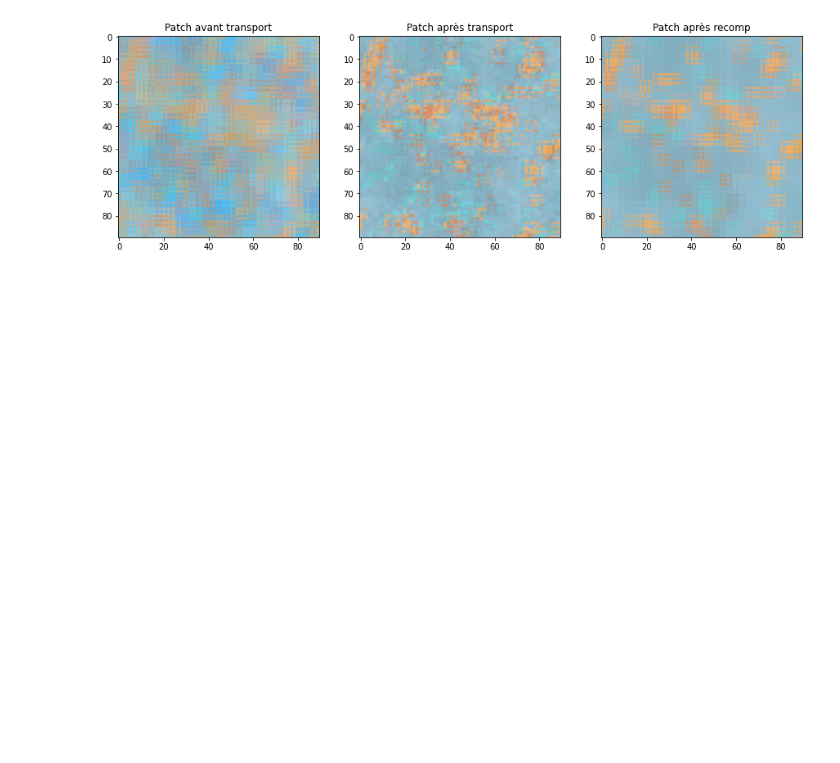
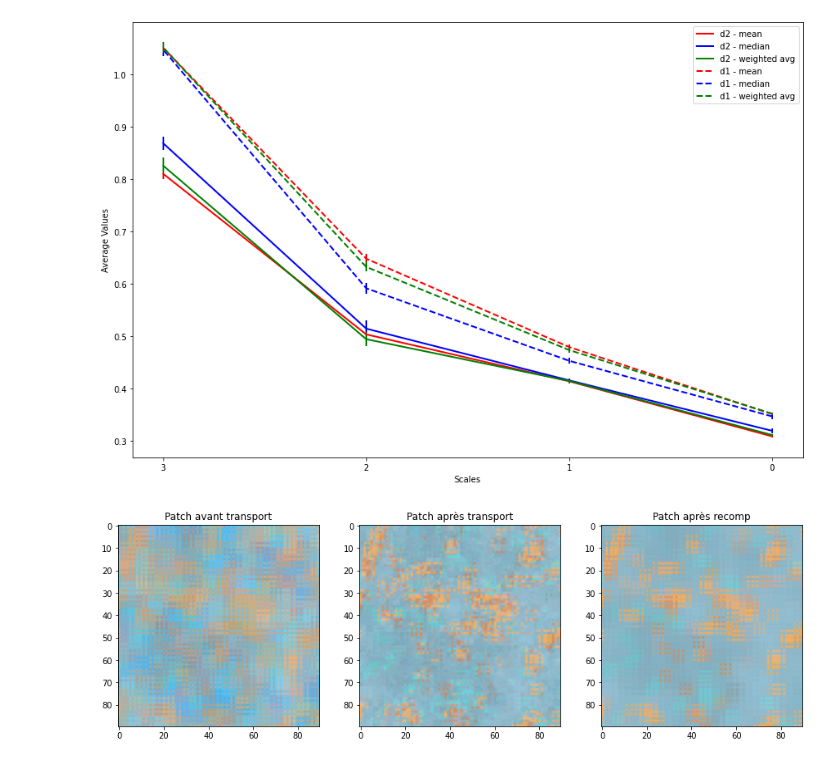
Before and after one commit to Clement-W/TextureOptimalTransport_MVA, a Jupyter notebook: recomposition_expe_dist.ipynb, the cells around one changed output. Saved outputs shown, nothing was run; the diff lists cells and outputs as text; code cells hidden in the pictures; blank space fills up the shorter version.

```diff
--- a/recomposition_expe.ipynb
+++ b/recomposition_expe_dist.ipynb
@@ -118,3 +95,80 @@ Text(0.5, 1.0, 'Recomp par médiane')
+# %%
+# inverse just for plotting
+avg_dist_Z_R_Z_moy = avg_dist_Z_R_Z_moy[::-1]
+avg_dist_Z_R_Z_med = avg_dist_Z_R_Z_med[::-1]
+avg_dist_Z_R_Z_weight = avg_dist_Z_R_Z_weight[::-1]
+avg_dist_X_TvX_moy = avg_dist_X_TvX_moy[::-1]
+avg_dist_X_TvX_med = avg_dist_X_TvX_med[::-1]
+avg_dist_X_TvX_weight = avg_dist_X_TvX_weight[::-1]
+
+std_dist_Z_R_Z_moy = std_dist_Z_R_Z_moy[::-1]
+std_dist_Z_R_Z_med = std_dist_Z_R_Z_med[::-1]
+std_dist_Z_R_Z_weight = std_dist_Z_R_Z_weight[::-1]
+std_dist_X_TvX_moy = std_dist_X_TvX_moy[::-1]
+std_dist_X_TvX_med = std_dist_X_TvX_med[::-1]
+std_dist_X_TvX_weight = std_dist_X_TvX_weight[::-1]
+# %%
+from matplotlib.lines import Line2D
+
+# Grouping data by method
+avg_dist_Z_R_Z = {
+    'mean': avg_dist_Z_R_Z_moy,
+    'median': avg_dist_Z_R_Z_med,
+    'weighted avg': avg_dist_Z_R_Z_weight
+}
+
+avg_dist_X_TvX = {
+    'mean': avg_dist_X_TvX_moy,
+    'median': avg_dist_X_TvX_med,
+    'weighted avg': avg_dist_X_TvX_weight
+}
+
+std_dist_Z_R_Z = {
+    'mean': std_dist_Z_R_Z_moy,
+    'median': std_dist_Z_R_Z_med,
+    'weighted avg': std_dist_Z_R_Z_weight
+}
+
+std_dist_X_TvX = {
+    'mean': std_dist_X_TvX_moy,
+    'median': std_dist_X_TvX_med,
+    'weighted avg': std_dist_X_TvX_weight
+}
+# Create the plot with correct legend entries
+fig, ax = plt.subplots(figsize=(12, 8))
+distinct_colors = ['red', 'blue', 'green']
+metric_line_styles = {'d2': '-', 'd1': '--'}
+methods = ['mean', 'median', 'weighted avg']
+
+x_values = [3,2,1,0]
+for i, metric in enumerate(['d2', 'd1']):
+    for j, method in enumerate(methods):
+        color = distinct_colors[j]
+        linestyle = metric_line_styles[metric]
+        avg_data = avg_dist_Z_R_Z[method] if metric == 'd2' else avg_dist_X_TvX[method]
+        std_data = std_dist_Z_R_Z[method] if metric == 'd2' else std_dist_X_TvX[method]
+
+        ax.errorbar(x_values, avg_data, yerr=std_data,
+                    linestyle=linestyle, color=color,
+                    marker=',', linewidth=2)
+
+ax.set_xlabel('Scales')
+ax.set_ylabel('Average Values')
+ax.set_xticks(x_values)
+ax.set_xticklabels(['0', '1', '2', '3'])
+
+# Custom legend
+legend_elements = [
+    Line2D([0], [0], color=distinct_colors[j], lw=2, linestyle=metric_line_styles[metric],
+           label=f'{metric} - {methods[j]}') for i, metric in enumerate(['d2', 'd1']) for j in range(3)
+]
+
+ax.legend(handles=legend_elements)
+
+plt.tight_layout()
+plt.show()
+# %% [output]
+[figure, added]
 # %%
 weights_costs = model_weight.couts
 # %%
```
Also changed, not shown: parts of 7 cells of this notebook, 2 other files.
